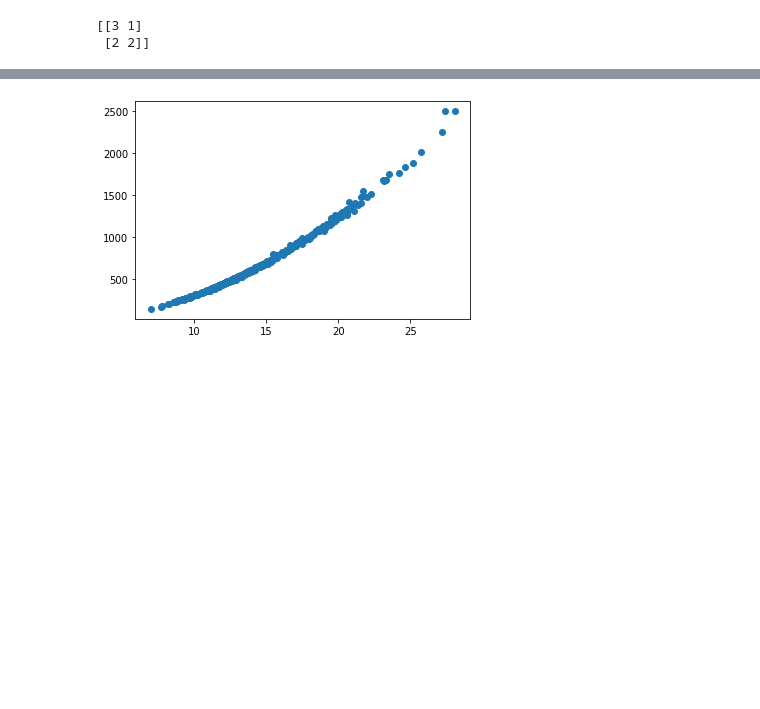
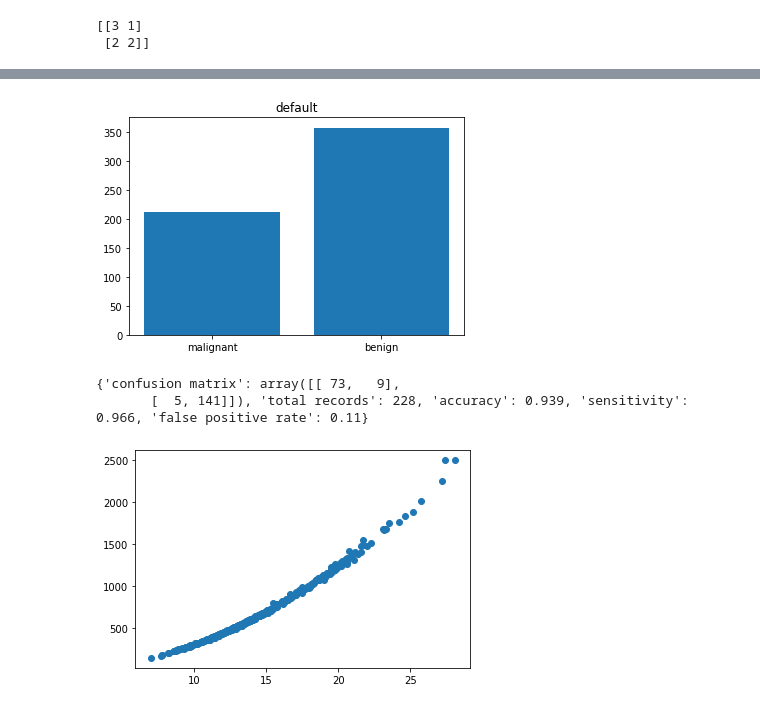
Before and after one commit to Kevinskwk/10.009-Digital-World, a Jupyter notebook: In-Class_Activities & Homeworks/Week10/In-Class.ipynb, the cells around one changed output, grey strips where cells are left out. Cells and saved outputs as stored; diff of their text form; code cells hidden in the pictures; blank space fills up the shorter version.

```diff
--- a/In-Class_Activities & Homeworks/Week10/In-Class.ipynb
+++ b/In-Class_Activities & Homeworks/Week10/In-Class.ipynb
@@ -87,3 +82,58 @@ def display_bar_chart(positions, counts, names, title_name='default' ):
+# %%
+# plotting function
+from sklearn.datasets import load_breast_cancer
+import matplotlib.pyplot as plt
+import numpy as np
+
+def display_bar_chart(positions, counts, names, title_name='default' ):
+    plt.bar(positions, counts)
+    plt.xticks(positions, names)
+    plt.title(title_name)
+    plt.show()
+
+bunchobject = load_breast_cancer()
+
+unique, counts = np.unique(bunchobject.target, return_counts = True )
+display_bar_chart(unique, counts, bunchobject.target_names)
+# %% [output]
+[figure, added]
+# %%
+# CS4 - k-Nearest Neighbours model
+from sklearn.datasets import load_breast_cancer
+from sklearn.model_selection import train_test_split
+from sklearn.neighbors import KNeighborsClassifier
+import matplotlib.pyplot as plt
+import numpy as np
+
+def knn_classifier (bunchobject, feature_list, size, seed, k):
+    #step 2
+    data = bunchobject.data[:, feature_list]
+    target = bunchobject.target
+    target_names = bunchobject.target_names
+    #step 3
+    data_nm = normalize_minmax(data)
+
+    #step 4
+    data_train, data_test, target_train, target_test = train_test_split(data_nm, target, test_size=0.40, random_state=seed)
+
+    #step 5 & 6
+    clf = KNeighborsClassifier(n_neighbors=k)
+    clf.fit(data_train, target_train)
+    target_predicted = clf.predict(data_test)
+
+    #step 7
+    results = get_metrics(target_test, target_predicted, [0,1])
+
+    return results
+
+bunchobject = load_breast_cancer()
+
+features = range( 20 )
+results = knn_classifier(bunchobject, features, 0.40 , 2752 , 3 )
+print(results)
+# %% [output]
+{'confusion matrix': array([[ 73,   9],
+       [  5, 141]]), 'total records': 228, 'accuracy': 0.939, 'sensitivity': 0.966, 'false positive rate': 0.11}
 # %%
 # plotting functions
 from sklearn.datasets import load_breast_cancer
```
Also changed, not shown: parts of 3 cells of this notebook.
